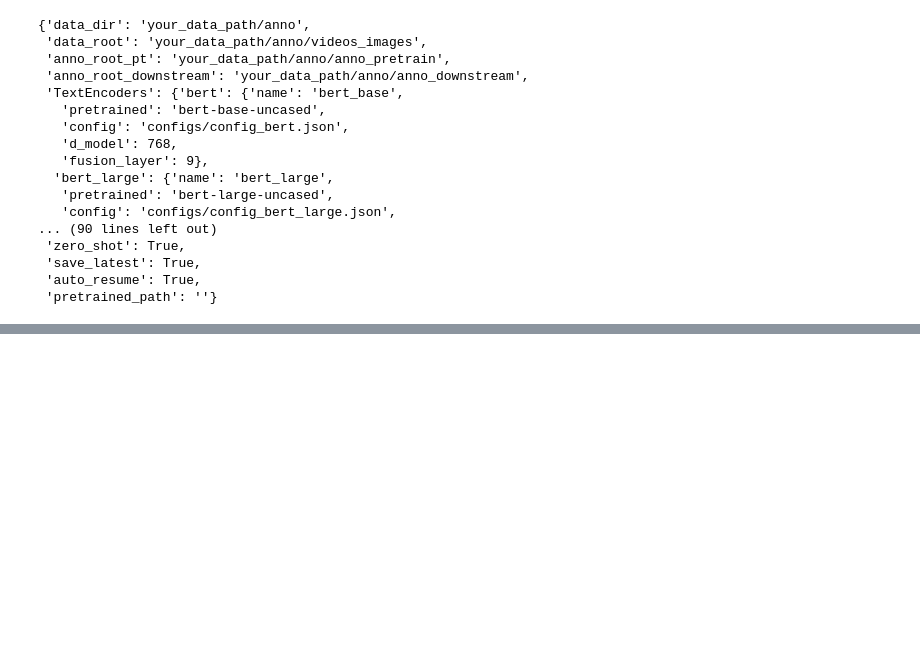
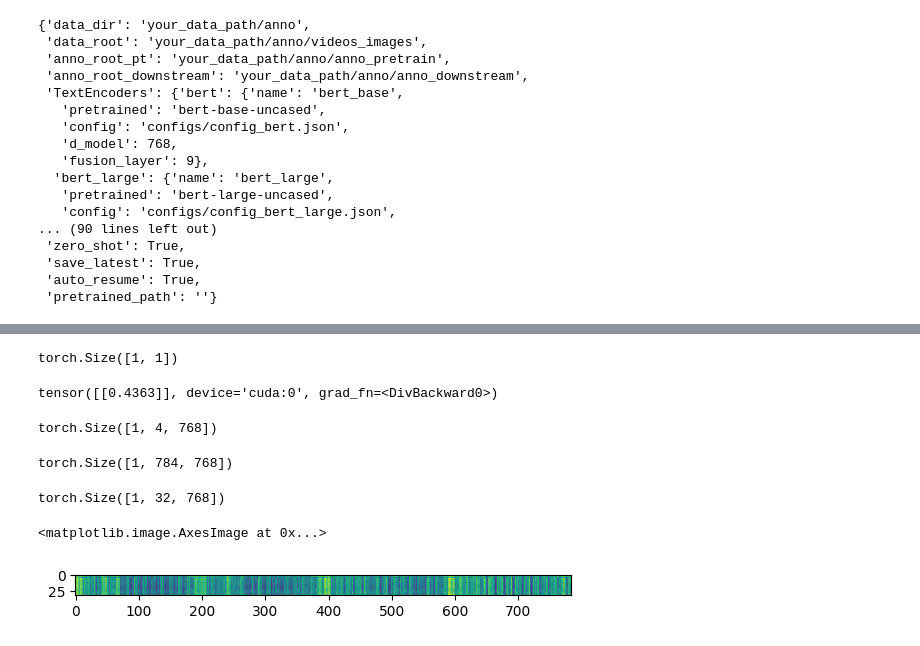
Before and after one commit to bpiyush/unmasked_teacher, a Jupyter notebook: multi_modality/demo.ipynb, the cells around one changed output, grey strips where cells are left out. Saved outputs shown, nothing was run; the diff lists cells and outputs as text; code cells hidden in the pictures; blank space fills up the shorter version.

Commit message:
WIP: Running evaluation on SSv2 temporal set

```diff
--- a/multi_modality/demo.ipynb
+++ b/multi_modality/demo.ipynb
@@ -105,0 +214,4 @@ np.sum([p.numel() for p in model.parameters()]) / 1e6
+# %%
+text_feats, text_atts = extract_text_feats(
+    sample_texts, max_txt_l, tokenizer, model, device
+)  # (bsz, Lt, d), (bsz, Lt)
@@ -105,0 +237,10 @@ np.sum([p.numel() for p in model.parameters()]) / 1e6
+# %%
+if config.evaluation.eval_frame_ensemble == "concat":  # default
+    if len(image_feat.shape) == 4:
+        image_feat = rearrange(image_feat, "b t l c -> b (t l) c").contiguous()
+    image_feat = image_feat.unsqueeze(1)  # (bsz, 1, #frm*L, d)
+else:
+    assert config.video_input.num_frames == 1, "only support single-frame"
+    assert config.evaluation.eval_frame_ensemble in ["mean", "max", "lse"]
+# (bsz, 1, #frm*Li, d) or (bsz, #frm, Li, d), (bsz, #frm, d)
+image_feat.shape, pooled_image_feat.shape
@@ -105,0 +270,26 @@ np.sum([p.numel() for p in model.parameters()]) / 1e6
+# %%
+t2i_scores.shape
+# %% [output]
+torch.Size([1, 1])
+# %%
+i2t_scores
+# %% [output]
+tensor([[0.4363]], device='cuda:0', grad_fn=<DivBackward0>)
+# %%
+_pooled_image_feats.shape
+# %% [output]
+torch.Size([1, 4, 768])
+# %%
+image_feat.shape
+# %% [output]
+torch.Size([1, 784, 768])
+# %%
+text_feats.shape
+# %% [output]
+torch.Size([1, 32, 768])
+# %%
+sim = (text_feats[0] @ image_feat[0].T).cpu().detach().float()
+plt.imshow(sim)
+# %% [output]
+<matplotlib.image.AxesImage at 0x...>
+[figure, added]
```
Also changed, not shown: parts of 35 cells of this notebook, 2 other files.
